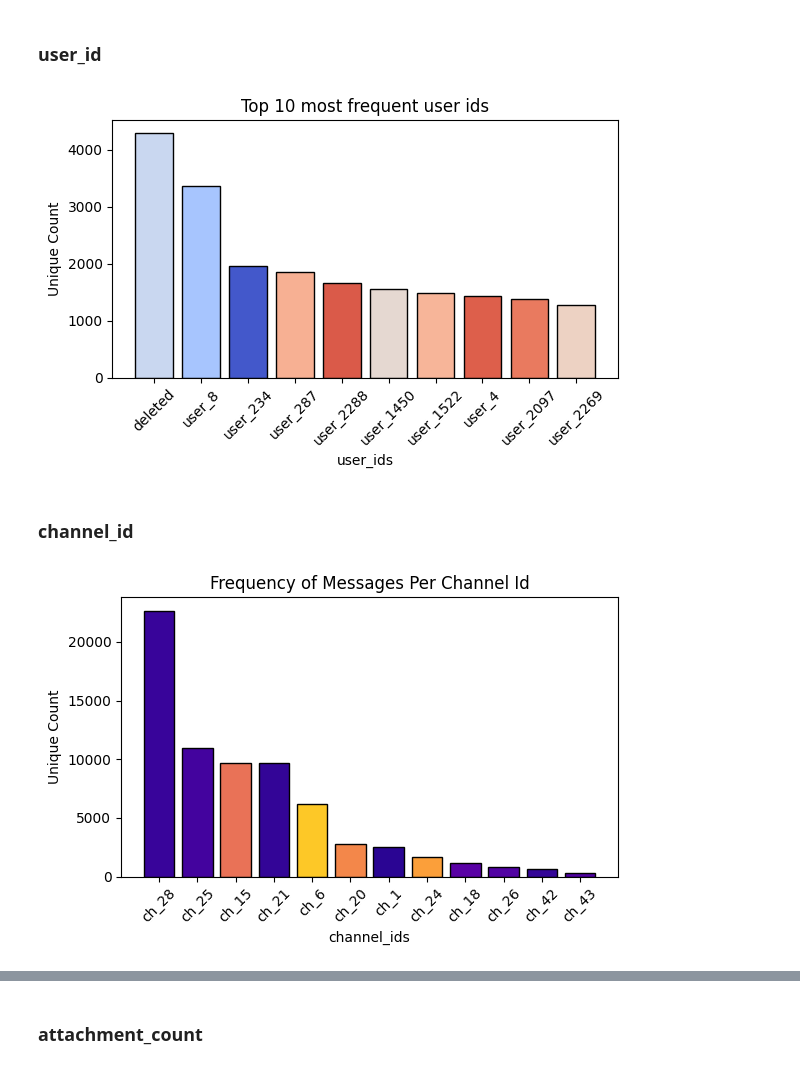
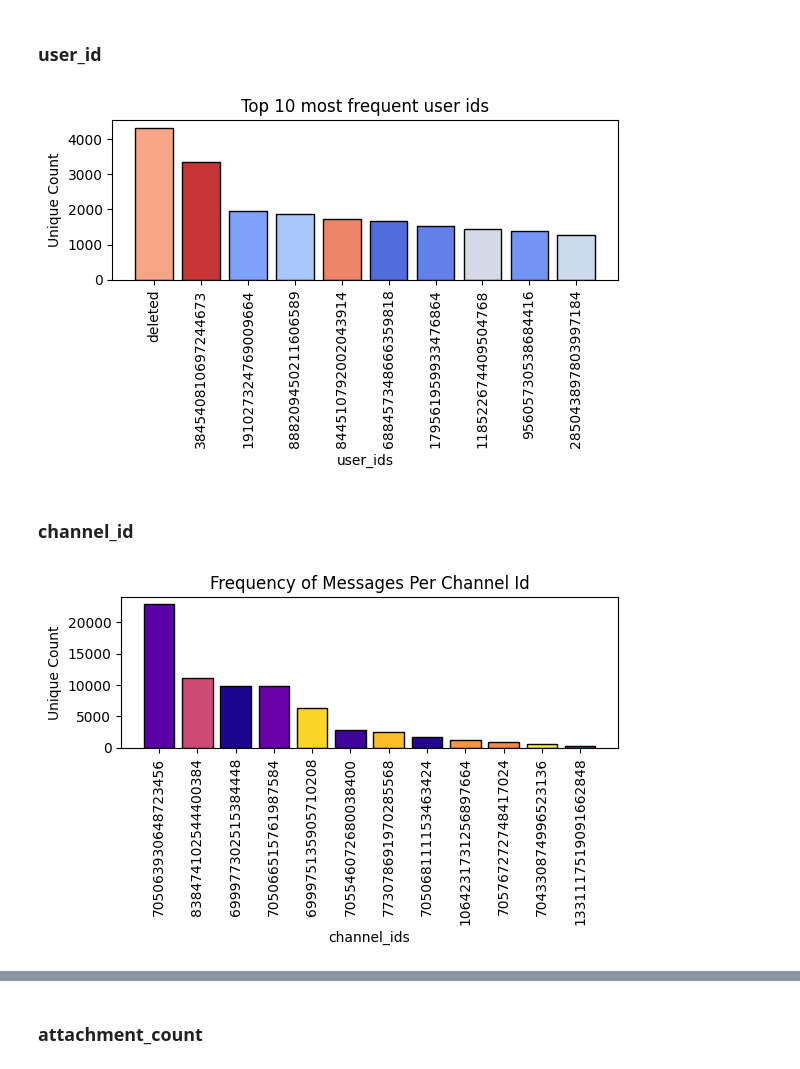
Before and after one commit to Aryan-Kaisth/Discord_Moderation_Bot, a Jupyter notebook: EDA.ipynb, the cells around one changed output, grey strips where cells are left out. Saved outputs shown, nothing was run; the diff lists cells and outputs as text; code cells hidden in the pictures.

```diff
--- a/EDA.ipynb
+++ b/EDA.ipynb
@@ -37,7 +39,7 @@ def get_data(file_name: str) -> pd.DataFrame:
     )
 # %%
 # Reading data
-df = get_data(r'message_dump.jsonl')
+df = get_data(r'message_dump_2.jsonl')
 # %%
 # Preview of data
 df.head(5)
@@ -92,0 +160,4 @@ df.isna().sum().to_frame(name="null_count")
+# %%
+df = df.assign(
+    reply_to_msg_id = df.reply_to_message_id.apply(lambda x: np.nan if x == 'None' else x)
+).drop('reply_to_message_id', axis=1)
@@ -253,34 +355,38 @@ ax.bar(
 ax.set_title('Top 10 most frequent user ids')
 ax.set_xlabel("user_ids")
 ax.set_ylabel("Unique Count")
-ax.tick_params(axis="x", rotation=45)
+ax.tick_params(axis="x", rotation=90)
 
 plt.tight_layout()
 plt.show()
 # %% [output]
-[figure, old version]
+[figure, new version]
 # %% [markdown]
 ### channel_id
+# %%
+df = df.assign(
+    channel_id = df.channel_id.astype(str)
+)
 # %%
 top_channel_id = df.channel_id.value_counts().sort_values(ascending=False)
 
 colors = np.random.rand(len(top_channel_id))
 
 fig, ax = plt.subplots(figsize=(6,4))
 ax.bar(
     top_channel_id.index,
     top_channel_id.values,
     color = plt.cm.plasma(colors),
     edgecolor='black'
 )
 
 ax.set_title('Frequency of Messages Per Channel Id')
 ax.set_xlabel("channel_ids")
 ax.set_ylabel("Unique Count")
-ax.tick_params(axis="x", rotation=45)
+ax.tick_params(axis="x", rotation=90)
 
 plt.tight_layout()
 plt.show()
 # %% [output]
-[figure, old version]
+[figure, new version]
 # %% [markdown]
```
Also changed, not shown: parts of 38 cells of this notebook.
